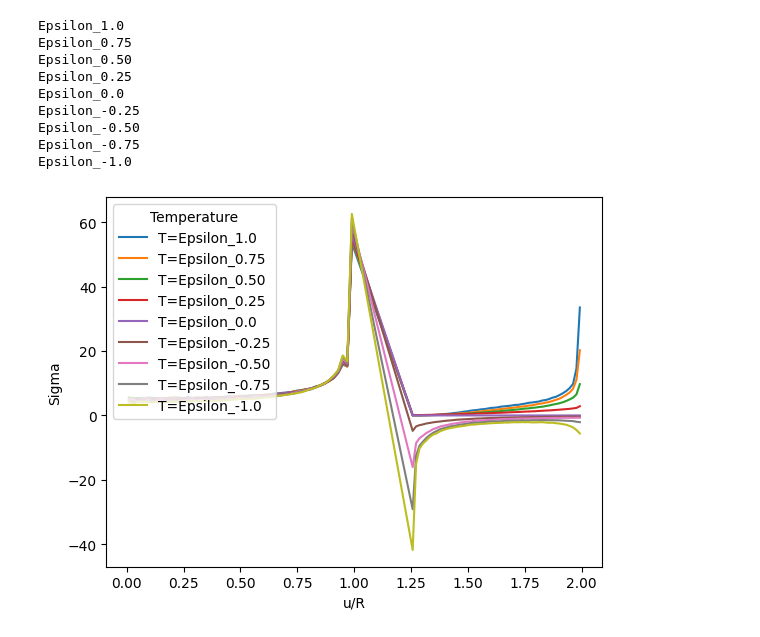
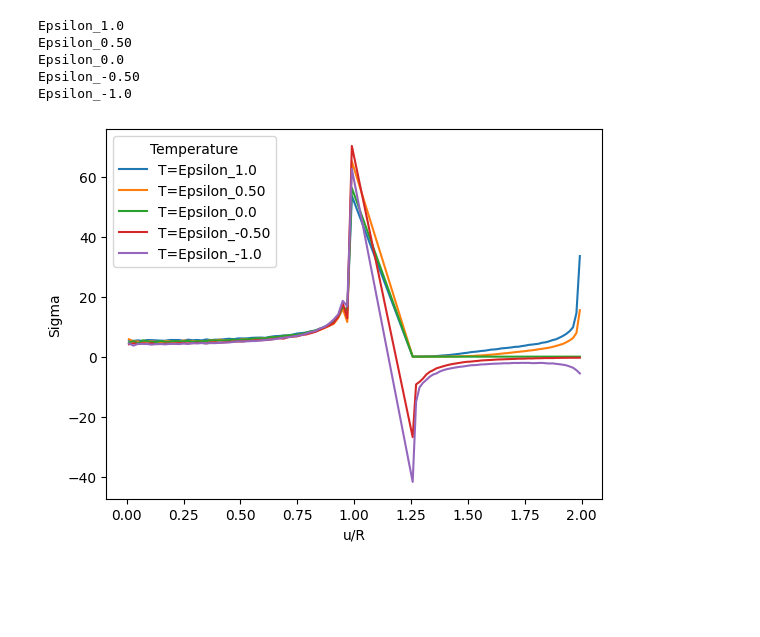
Before and after one commit to CristianC2002/Molecular_Dynamics__Disc-Model, a Jupyter notebook: 15. Paper Simulations/1. LG Thermostat/1. Two_Disk_Variable_Charge/1. T_0.25/Sigma Join.ipynb, the cells around one changed output. Saved outputs shown, nothing was run; the diff lists cells and outputs as text; code cells hidden in the pictures; blank space fills up the shorter version.

```diff
--- a/15. Paper Simulations/1. LG Thermostat/1. Two_Disk_Variable_Charge/1. T_0.25/Sigma Join.ipynb
+++ b/15. Paper Simulations/1. LG Thermostat/1. Two_Disk_Variable_Charge/1. T_0.25/Sigma Join.ipynb
@@ -19,14 +19,10 @@ from decimal import Decimal, getcontext
 output_dir = r"E:\Cristian\1. Molecular Dinamics\2. Python Projects\3. Jupiter Code\15. Paper Simulations\1. LG Thermostat\1. Two_Disk_Variable_Charge\1. T_0.25"
 
 Sigma1 = pd.read_csv(r'E:\Cristian\1. Molecular Dinamics\2. Python Projects\3. Jupiter Code\15. Paper Simulations\1. LG Thermostat\1. Two_Disk_Variable_Charge\1. T_0.25\1. C1_1.0_C2_1.0\91. Sigma_&_Charge_MD.csv',sep='\t')
-Sigma2 = pd.read_csv(r'E:\Cristian\1. Molecular Dinamics\2. Python Projects\3. Jupiter Code\15. Paper Simulations\1. LG Thermostat\1. Two_Disk_Variable_Charge\1. T_0.25\2. C1_1.0_C2_0.75\91. Sigma_&_Charge_MD.csv',sep='\t')
-Sigma3 = pd.read_csv(r'E:\Cristian\1. Molecular Dinamics\2. Python Projects\3. Jupiter Code\15. Paper Simulations\1. LG Thermostat\1. Two_Disk_Variable_Charge\1. T_0.25\3. C1_1.0_C2_0.5\91. Sigma_&_Charge_MD.csv',sep='\t')
-Sigma4 = pd.read_csv(r'E:\Cristian\1. Molecular Dinamics\2. Python Projects\3. Jupiter Code\15. Paper Simulations\1. LG Thermostat\1. Two_Disk_Variable_Charge\1. T_0.25\4. C1_1.0_C2_0.25\91. Sigma_&_Charge_MD.csv',sep='\t')
-Sigma5 = pd.read_csv(r'E:\Cristian\1. Molecular Dinamics\2. Python Projects\3. Jupiter Code\15. Paper Simulations\1. LG Thermostat\1. Two_Disk_Variable_Charge\1. T_0.25\5. C1_1.0_C2_0.0\91. Sigma_&_Charge_MD.csv',sep='\t')
-Sigma6 = pd.read_csv(r'E:\Cristian\1. Molecular Dinamics\2. Python Projects\3. Jupiter Code\15. Paper Simulations\1. LG Thermostat\1. Two_Disk_Variable_Charge\1. T_0.25\6. C1_1.0_C2_-0.25\91. Sigma_&_Charge_MD.csv',sep='\t')
-Sigma7 = pd.read_csv(r'E:\Cristian\1. Molecular Dinamics\2. Python Projects\3. Jupiter Code\15. Paper Simulations\1. LG Thermostat\1. Two_Disk_Variable_Charge\1. T_0.25\7. C1_1.0_C2_-0.5\91. Sigma_&_Charge_MD.csv',sep='\t')
-Sigma8 = pd.read_csv(r'E:\Cristian\1. Molecular Dinamics\2. Python Projects\3. Jupiter Code\15. Paper Simulations\1. LG Thermostat\1. Two_Disk_Variable_Charge\1. T_0.25\8. C1_1.0_C2_-0.75\91. Sigma_&_Charge_MD.csv',sep='\t')
-Sigma9 = pd.read_csv(r'E:\Cristian\1. Molecular Dinamics\2. Python Projects\3. Jupiter Code\15. Paper Simulations\1. LG Thermostat\1. Two_Disk_Variable_Charge\1. T_0.25\9. C1_1.0_C2_-1.0\91. Sigma_&_Charge_MD.csv',sep='\t')
+Sigma2 = pd.read_csv(r'E:\Cristian\1. Molecular Dinamics\2. Python Projects\3. Jupiter Code\15. Paper Simulations\1. LG Thermostat\1. Two_Disk_Variable_Charge\1. T_0.25\2. C1_1.0_C2_0.5\91. Sigma_&_Charge_MD.csv',sep='\t')
+Sigma3 = pd.read_csv(r'E:\Cristian\1. Molecular Dinamics\2. Python Projects\3. Jupiter Code\15. Paper Simulations\1. LG Thermostat\1. Two_Disk_Variable_Charge\1. T_0.25\3. C1_1.0_C2_0.0\91. Sigma_&_Charge_MD.csv',sep='\t')
+Sigma4 = pd.read_csv(r'E:\Cristian\1. Molecular Dinamics\2. Python Projects\3. Jupiter Code\15. Paper Simulations\1. LG Thermostat\1. Two_Disk_Variable_Charge\1. T_0.25\4. C1_1.0_C2_-0.5\91. Sigma_&_Charge_MD.csv',sep='\t')
+Sigma5 = pd.read_csv(r'E:\Cristian\1. Molecular Dinamics\2. Python Projects\3. Jupiter Code\15. Paper Simulations\1. LG Thermostat\1. Two_Disk_Variable_Charge\1. T_0.25\5. C1_1.0_C2_-1.0\91. Sigma_&_Charge_MD.csv',sep='\t')
 
 # --------------------------------------------
 
@@ -35,24 +31,16 @@ Sigma2 = Sigma2.filter(['u/R','Sigma'])
 Sigma3 = Sigma3.filter(['u/R','Sigma'])
 Sigma4 = Sigma4.filter(['u/R','Sigma'])
 Sigma5 = Sigma5.filter(['u/R','Sigma'])
-Sigma6 = Sigma6.filter(['u/R','Sigma'])
-Sigma7 = Sigma7.filter(['u/R','Sigma'])
-Sigma8 = Sigma8.filter(['u/R','Sigma'])
-Sigma9 = Sigma9.filter(['u/R','Sigma'])
 # %%
 # Renombrar la columna 'Sigma' en cada dataframe
 Sigma1 = Sigma1.rename(columns={'Sigma': 'Epsilon_1.0'})
-Sigma2 = Sigma2.rename(columns={'Sigma': 'Epsilon_0.75'})
-Sigma3 = Sigma3.rename(columns={'Sigma': 'Epsilon_0.50'})
-Sigma4 = Sigma4.rename(columns={'Sigma': 'Epsilon_0.25'})
-Sigma5 = Sigma5.rename(columns={'Sigma': 'Epsilon_0.0'})
-Sigma6 = Sigma6.rename(columns={'Sigma': 'Epsilon_-0.25'})
-Sigma7 = Sigma7.rename(columns={'Sigma': 'Epsilon_-0.50'})
-Sigma8 = Sigma8.rename(columns={'Sigma': 'Epsilon_-0.75'})
-Sigma9 = Sigma9.rename(columns={'Sigma': 'Epsilon_-1.0'})
+Sigma2 = Sigma2.rename(columns={'Sigma': 'Epsilon_0.50'})
+Sigma3 = Sigma3.rename(columns={'Sigma': 'Epsilon_0.0'})
+Sigma4 = Sigma4.rename(columns={'Sigma': 'Epsilon_-0.50'})
+Sigma5 = Sigma5.rename(columns={'Sigma': 'Epsilon_-1.0'})
 
 # Unir los dataframes utilizando un left join
-Sigma_Total = Sigma1.merge(Sigma2, on='u/R', how='left').merge(Sigma3, on='u/R', how='left').merge(Sigma4, on='u/R', how='left').merge(Sigma5, on='u/R', how='left').merge(Sigma6, on='u/R', how='left').merge(Sigma7, on='u/R', how='left').merge(Sigma8, on='u/R', how='left').merge(Sigma9, on='u/R', how='left')
+Sigma_Total = Sigma1.merge(Sigma2, on='u/R', how='left').merge(Sigma3, on='u/R', how='left').merge(Sigma4, on='u/R', how='left').merge(Sigma5, on='u/R', how='left')
 # %%
 import scipy.special as sps
 
@@ -64,39 +52,34 @@ Muestras = 50               # Número de muestras
 e0 = 1
 
 # Lista de valores de Z que deseas graficar
-valores_Z = ['Epsilon_1.0','Epsilon_0.75','Epsilon_0.50','Epsilon_0.25','Epsilon_0.0',
-             'Epsilon_-0.25','Epsilon_-0.50','Epsilon_-0.75','Epsilon_-1.0']
+valores_Z = ['Epsilon_1.0','Epsilon_0.50','Epsilon_0.0','Epsilon_-0.50','Epsilon_-1.0']
 
 # valores_Z = list(Sigma_Total.columns())
 
 for Z in valores_Z:
     print(Z)
     columna_potencial = f'{Z}'
     sns.lineplot(data=Sigma_Total, x='u/R', y=columna_potencial, label=f'T={Z}')
 
 # Personaliza el gráfico (títulos y etiquetas)
 # plt.title('Gráfico de Potencial en función de U para diferentes valores de Z')
 plt.xlabel('u/R')
 plt.ylabel('Sigma')
 
 # plt.ylim(0, 1.5)
 
 # Agrega una leyenda
 plt.legend(title='Temperature',loc='upper left')
 
 plt.savefig(os.path.join(output_dir, "Sigma_Comp.png"))
 
 Sigma_Total.to_csv(os.path.join(output_dir, f"Sigma_Join.csv"), sep='\t', index=False)
 # %% [output]
 Epsilon_1.0
-Epsilon_0.75
 Epsilon_0.50
-Epsilon_0.25
 Epsilon_0.0
-Epsilon_-0.25
 Epsilon_-0.50
-Epsilon_-0.75
 Epsilon_-1.0
-[figure, old version]
+[figure, new version]
 # %%
 # del columna_potencial,Sigma1,Sigma2,Sigma3,Sigma4,Sigma5,Sigma6,Sigma7,Sigma8,Sigma9,Sigma_Total,valores_Z,Z
```
Also changed, not shown: 2 other files.
